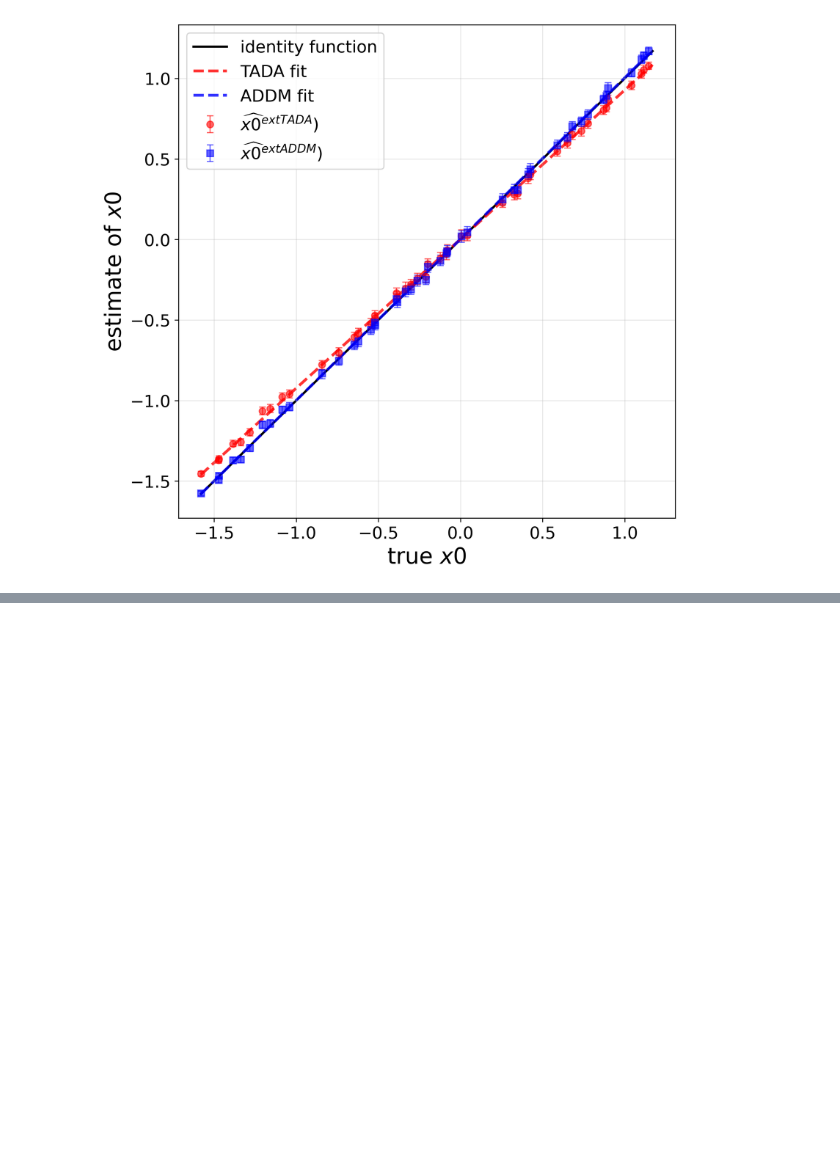
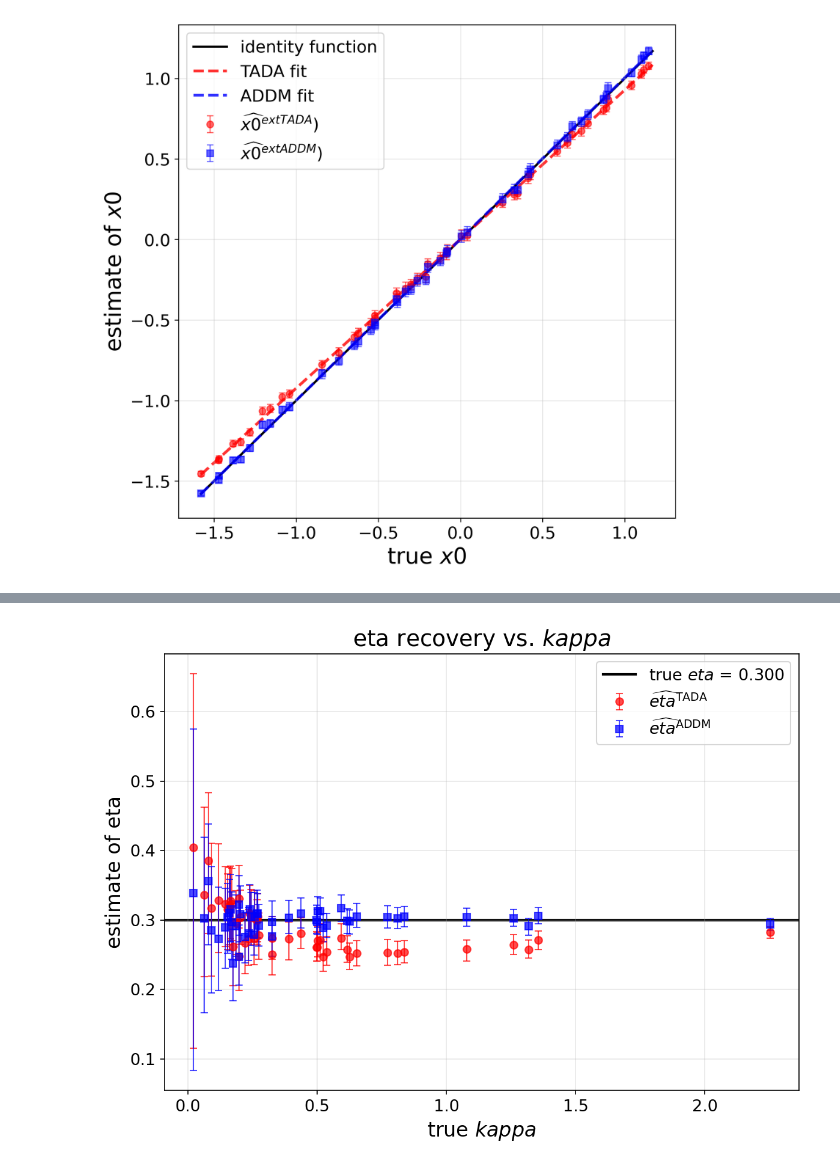
Before and after one commit to AndrewZhang599/efficient-fpt, a Jupyter notebook: examples/param_recovery_scripts/plot_param_recovery_results.ipynb, the cells around one changed output, grey strips where cells are left out. Drawn from its saved outputs; the diff is of its cells as text; code cells hidden in the pictures; blank space fills up the shorter version.

```diff
--- a/examples/param_recovery_scripts/plot_param_recovery_results.ipynb
+++ b/examples/param_recovery_scripts/plot_param_recovery_results.ipynb
@@ -273,3 +270,93 @@ Parameter: a | TADA HDI: Yes | ADDM HDI: Yes
 [figure]
 Parameter: x0 | TADA HDI: Yes | ADDM HDI: Yes
 Skipping parameter 'x0' - insufficient variation in true values (std=0.00e+00)
+# %%
+def plot_eta_recovery_vs_param(param_recovery_df, varied_param, ax=None, title=None):
+    """
+    Plot eta recovery (y-axis) against the simulated value of a varied parameter (x-axis).
+
+    Args:
+        param_recovery_df: DataFrame with recovery results
+        varied_param: name of the parameter that was varied (e.g., 'kappa', 'x0', 'a')
+        ax: optional matplotlib axis; if None, creates a new figure
+        title: optional title for the plot
+    """
+    true_varied_col = f'true_{varied_param}'
+    true_eta_col = 'true_eta'
+    tada_eta_col = 'tada_eta'
+    addm_eta_col = 'addm_eta'
+
+    # HDI columns for eta
+    tada_hdi_3_col = 'tada_eta_hdi_3%'
+    tada_hdi_97_col = 'tada_eta_hdi_97%'
+    addm_hdi_3_col = 'addm_eta_hdi_3%'
+    addm_hdi_97_col = 'addm_eta_hdi_97%'
+
+    has_tada_hdi = tada_hdi_3_col in param_recovery_df.columns and tada_hdi_97_col in param_recovery_df.columns
+    has_addm_hdi = addm_hdi_3_col in param_recovery_df.columns and addm_hdi_97_col in param_recovery_df.columns
+
+    x_vals = param_recovery_df[true_varied_col].values
+    tada_eta = param_recovery_df[tada_eta_col].values
+    addm_eta = param_recovery_df[addm_eta_col].values
+    true_eta = param_recovery_df[true_eta_col].values  # should be constant
+
+    if ax is None:
+        fig, ax = plt.subplots(1, 1, figsize=(8, 6), dpi=150)
+        standalone = True
+    else:
+        standalone = False
+
+    # Horizontal line at true eta (take mean in case of floating point noise)
+    true_eta_val = np.mean(true_eta)
+    ax.axhline(true_eta_val, color='black', linewidth=2, linestyle='-', label=f'true $eta$ = {true_eta_val:.3f}', zorder=0)
+
+    # TADA eta estimates
+    if has_tada_hdi:
+        tada_lower = param_recovery_df[tada_hdi_3_col].values
+        tada_upper = param_recovery_df[tada_hdi_97_col].values
+        tada_yerr = np.array([tada_eta - tada_lower, tada_upper - tada_eta])
+        ax.errorbar(x_vals, tada_eta, yerr=tada_yerr,
+                    fmt='o', color='red', alpha=0.7, markersize=6,
+                    capsize=3, capthick=1, elinewidth=1,
+                    label=r'$\widehat{eta}^{\mathrm{TADA}}$', zorder=2)
+    else:
+        ax.scatter(x_vals, tada_eta, color='red', alpha=0.7, s=50,
+                   label=r'$\widehat{eta}^{\mathrm{TADA}}$', zorder=2)
+
+    # ADDM eta estimates
+    if has_addm_hdi:
+        addm_lower = param_recovery_df[addm_hdi_3_col].values
+        addm_upper = param_recovery_df[addm_hdi_97_col].values
+        addm_yerr = np.array([addm_eta - addm_lower, addm_upper - addm_eta])
+        ax.errorbar(x_vals, addm_eta, yerr=addm_yerr,
+                    fmt='s', color='blue', alpha=0.7, markersize=6,
+                    capsize=3, capthick=1, elinewidth=1,
+                    label=r'$\widehat{eta}^{\mathrm{ADDM}}$', zorder=2)
+    else:
+        ax.scatter(x_vals, addm_eta, color='blue', alpha=0.7, s=50,
+                   label=r'$\widehat{eta}^{\mathrm{ADDM}}$', zorder=2)
+
+    ax.set_xlabel(f'true ${varied_param}$', fontsize=16)
+    ax.set_ylabel(r'estimate of eta', fontsize=16)
+    ax.set_title(title or f'eta recovery vs. ${varied_param}$', fontsize=18)
+    ax.legend(fontsize=13)
+    ax.tick_params(axis='both', labelsize=13)
+    ax.grid(True, alpha=0.3)
+
+    if standalone:
+        plt.tight_layout()
+        plt.show()
+
+
+# --- Plot all three side by side ---
+# fig, axes = plt.subplots(1, 3, figsize=(22, 7), dpi=150)
+
+plot_eta_recovery_vs_param(param_recovery_kappa_simulate_2_clean[:46], 'kappa')
+plot_eta_recovery_vs_param(param_recovery_x0_simulate_2_clean,    'x0')
+
+# fig.suptitle(r'Recovery of eta across varied parameter simulations', fontsize=20, y=1.02)
+plt.tight_layout()
+# plt.savefig("eta_recovery_vs_params.png", bbox_inches="tight")
+plt.show()
+# %% [output]
+[figure, added]
```
Also changed, not shown: parts of 7 cells of this notebook, 5 other files.
